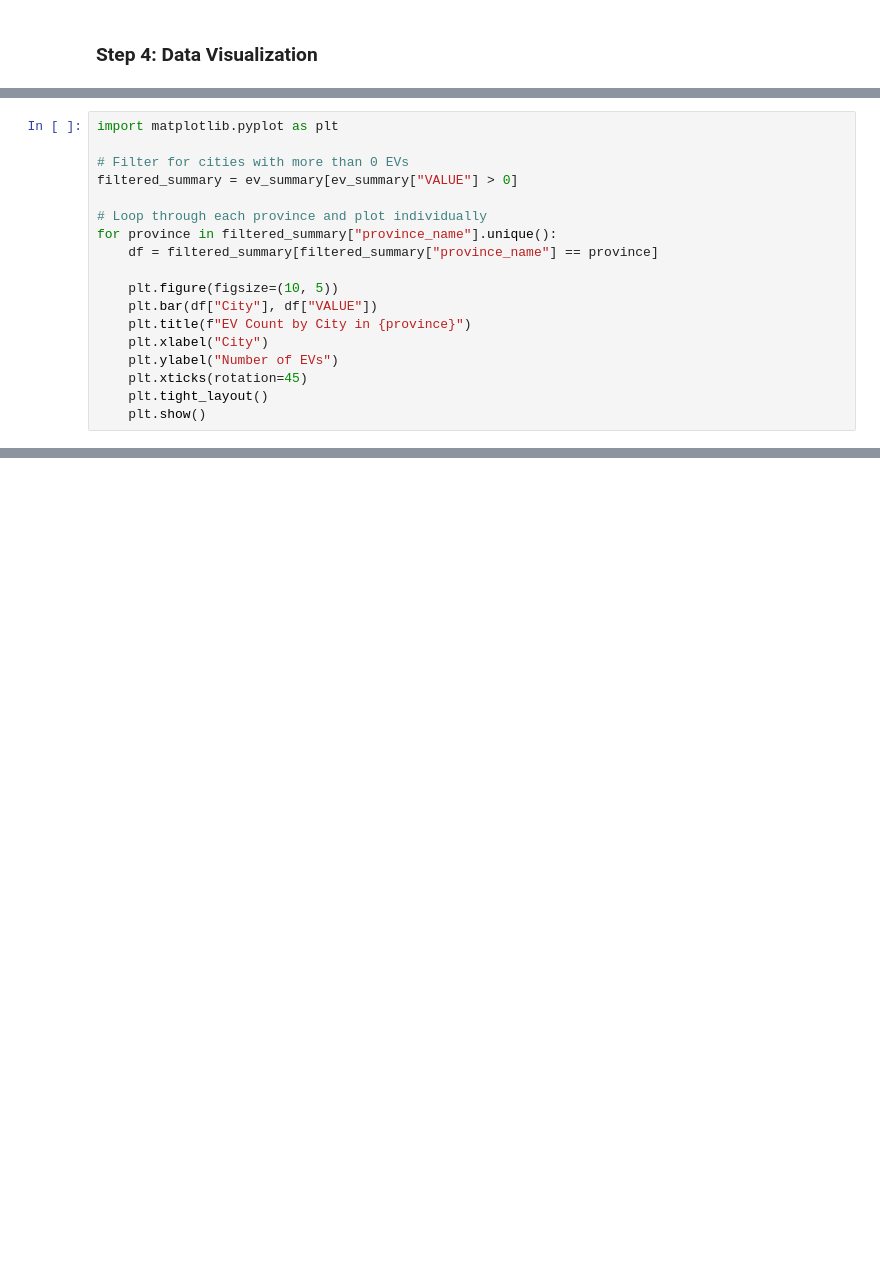
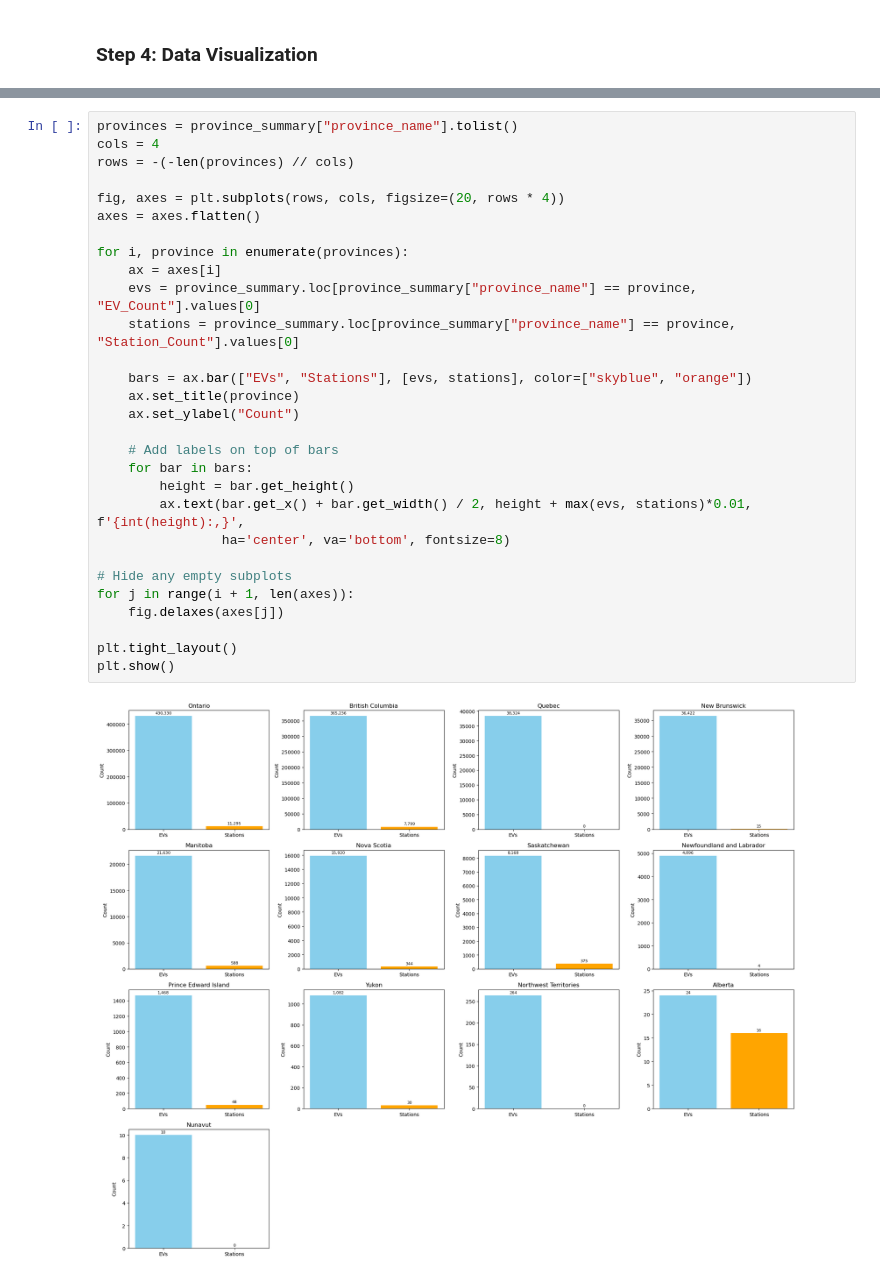
Before and after one commit to Deepkumar-DataSolutions/EV_Project, a Jupyter notebook: EDA.ipynb, the cells around one changed output, grey strips where cells are left out. Drawn from its saved outputs; the diff is of its cells as text; blank space fills up the shorter version.

```diff
--- a/EDA.ipynb
+++ b/EDA.ipynb
@@ -248,18 +232,0 @@ plt.show()
-# %%
-import matplotlib.pyplot as plt
-
-# Filter for cities with more than 0 EVs
-filtered_summary = ev_summary[ev_summary["VALUE"] > 0]
-
-# Loop through each province and plot individually
-for province in filtered_summary["province_name"].unique():
-    df = filtered_summary[filtered_summary["province_name"] == province]
-
-    plt.figure(figsize=(10, 5))
-    plt.bar(df["City"], df["VALUE"])
-    plt.title(f"EV Count by City in {province}")
-    plt.xlabel("City")
-    plt.ylabel("Number of EVs")
-    plt.xticks(rotation=45)
-    plt.tight_layout()
-    plt.show()
@@ -409,0 +305,31 @@ result.to_csv("ev_city_station_summary.csv", index=False)
+# %%
+provinces = province_summary["province_name"].tolist()
+cols = 4
+rows = -(-len(provinces) // cols)
+
+fig, axes = plt.subplots(rows, cols, figsize=(20, rows * 4))
+axes = axes.flatten()
+
+for i, province in enumerate(provinces):
+    ax = axes[i]
+    evs = province_summary.loc[province_summary["province_name"] == province, "EV_Count"].values[0]
+    stations = province_summary.loc[province_summary["province_name"] == province, "Station_Count"].values[0]
+
+    bars = ax.bar(["EVs", "Stations"], [evs, stations], color=["skyblue", "orange"])
+    ax.set_title(province)
+    ax.set_ylabel("Count")
+
+    # Add labels on top of bars
+    for bar in bars:
+        height = bar.get_height()
+        ax.text(bar.get_x() + bar.get_width() / 2, height + max(evs, stations)*0.01, f'{int(height):,}',
+                ha='center', va='bottom', fontsize=8)
+
+# Hide any empty subplots
+for j in range(i + 1, len(axes)):
+    fig.delaxes(axes[j])
+
+plt.tight_layout()
+plt.show()
+# %% [output]
+[figure, added]
```
Also changed, not shown: parts of 54 cells of this notebook, 3 other files.
